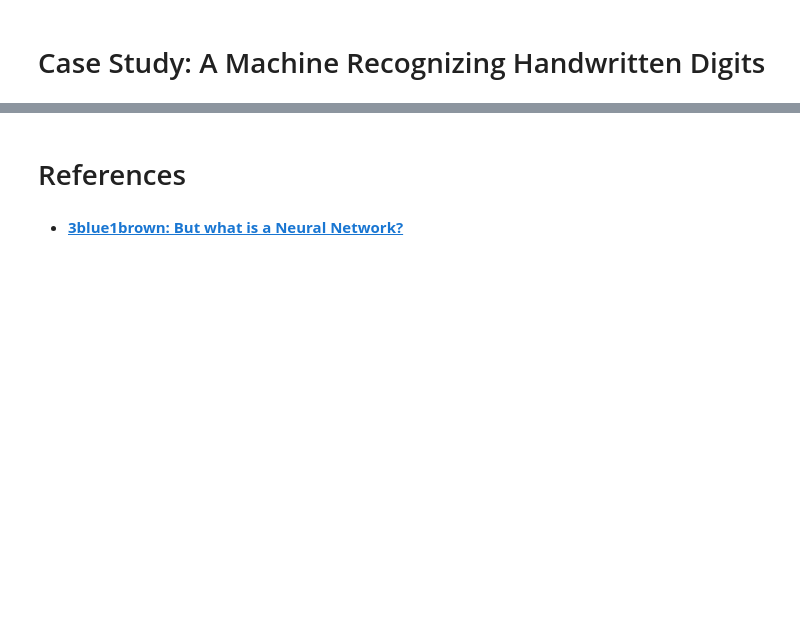
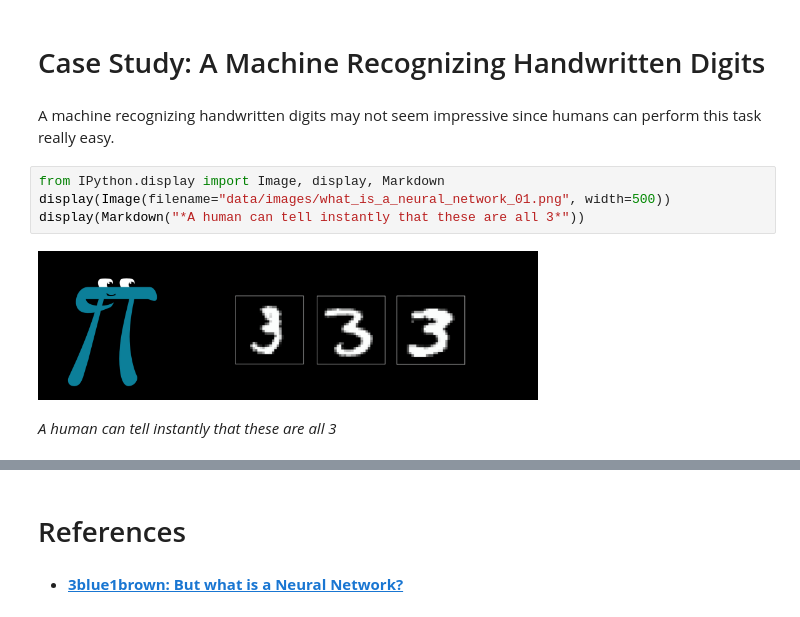
Before and after one commit to ancilcleetus/My-Learning-Journey-in-AI, a Jupyter notebook: Fundamentals-of-Deep-Learning/what_is_a_neural_network.ipynb, the cells around one changed output, grey strips where cells are left out. Cells and saved outputs as stored; diff of their text form; blank space fills up the shorter version.

Commit message:
Added 'Case Study: A Machine Recognizing Handwritten Digits' in what_is_a_neural_network.ipynb

```diff
--- a/Fundamentals-of-Deep-Learning/what_is_a_neural_network.ipynb
+++ b/Fundamentals-of-Deep-Learning/what_is_a_neural_network.ipynb
@@ -11,3 +11,12 @@
 ![rainbow](https://github.com/ancilcleetus/My-Learning-Journey/assets/25684256/839c3524-2a1d-4779-85a0-83c562e1e5e5)
 # %% [markdown]
 # Case Study: A Machine Recognizing Handwritten Digits
+# %% [markdown]
+A machine recognizing handwritten digits may not seem impressive since humans can perform this task really easy.
+# %%
+from IPython.display import Image, display, Markdown
+display(Image(filename="data/images/what_is_a_neural_network_01.png", width=500))
+display(Markdown("*A human can tell instantly that these are all 3*"))
+# %% [output]
+[figure, added]
+*A human can tell instantly that these are all 3*
```
Also changed, not shown: parts of 3 cells of this notebook, 1 other file.
